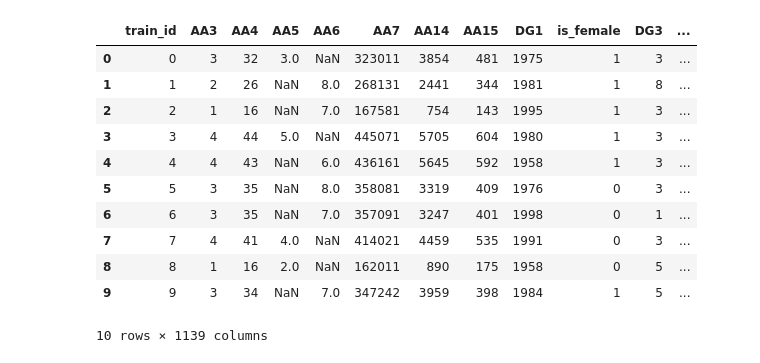
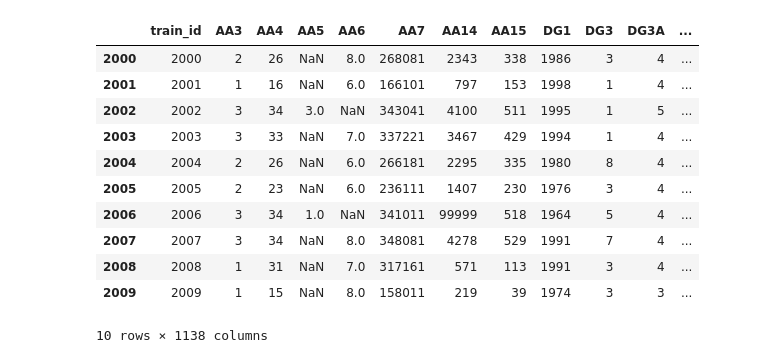
Before and after one commit to pruksmhc/WIDSdatathon, a Jupyter notebook: WIDS_datathon_challenge.ipynb, the cells around one changed output. Drawn from its saved outputs; the diff is of its cells as text; code cells hidden in the pictures.

```diff
--- a/WIDS_datathon_challenge.ipynb
+++ b/WIDS_datathon_challenge.ipynb
@@ -37,29 +37,33 @@ from sklearn import decomposition
 # %%
 cols_to_remove = []
 
 for col in train_data.columns:
     try:
         _ = train_data[col].astype(float)
     except ValueError:
         cols_to_remove.append(col)
         pass
 
 # keep only the columns in df that do not contain string
 train_data_new = train_data[[col for col in train_data.columns if col not in cols_to_remove]]
+label_Y = train_data_new['is_female']
+train_data_new = train_data_new.drop(['is_female'], axis=1)
+data_test = train_data_new[:2000]
+train_data_new = train_data_new[2000:]
 train_data_new[:10]
 # %% [output]
-|  | train_id | AA3 | AA4 | AA5 | AA6 | AA7 | AA14 | AA15 | DG1 | is_female | DG3 | ... |
-| 0 | 0 | 3 | 32 | 3.0 | NaN | 323011 | 3854 | 481 | 1975 | 1 | 3 | ... |
-| 1 | 1 | 2 | 26 | NaN | 8.0 | 268131 | 2441 | 344 | 1981 | 1 | 8 | ... |
-| 2 | 2 | 1 | 16 | NaN | 7.0 | 167581 | 754 | 143 | 1995 | 1 | 3 | ... |
-| 3 | 3 | 4 | 44 | 5.0 | NaN | 445071 | 5705 | 604 | 1980 | 1 | 3 | ... |
-| 4 | 4 | 4 | 43 | NaN | 6.0 | 436161 | 5645 | 592 | 1958 | 1 | 3 | ... |
-| 5 | 5 | 3 | 35 | NaN | 8.0 | 358081 | 3319 | 409 | 1976 | 0 | 3 | ... |
-| 6 | 6 | 3 | 35 | NaN | 7.0 | 357091 | 3247 | 401 | 1998 | 0 | 1 | ... |
-| 7 | 7 | 4 | 41 | 4.0 | NaN | 414021 | 4459 | 535 | 1991 | 0 | 3 | ... |
-| 8 | 8 | 1 | 16 | 2.0 | NaN | 162011 | 890 | 175 | 1958 | 0 | 5 | ... |
-| 9 | 9 | 3 | 34 | NaN | 7.0 | 347242 | 3959 | 398 | 1984 | 1 | 5 | ... |
+|  | train_id | AA3 | AA4 | AA5 | AA6 | AA7 | AA14 | AA15 | DG1 | DG3 | DG3A | ... |
+| 2000 | 2000 | 2 | 26 | NaN | 8.0 | 268081 | 2343 | 338 | 1986 | 3 | 4 | ... |
+| 2001 | 2001 | 1 | 16 | NaN | 6.0 | 166101 | 797 | 153 | 1998 | 1 | 4 | ... |
+| 2002 | 2002 | 3 | 34 | 3.0 | NaN | 343041 | 4100 | 511 | 1995 | 1 | 5 | ... |
+| 2003 | 2003 | 3 | 33 | NaN | 7.0 | 337221 | 3467 | 429 | 1994 | 1 | 4 | ... |
+| 2004 | 2004 | 2 | 26 | NaN | 6.0 | 266181 | 2295 | 335 | 1980 | 8 | 4 | ... |
+| 2005 | 2005 | 2 | 23 | NaN | 6.0 | 236111 | 1407 | 230 | 1976 | 3 | 4 | ... |
+| 2006 | 2006 | 3 | 34 | 1.0 | NaN | 341011 | 99999 | 518 | 1964 | 5 | 4 | ... |
+| 2007 | 2007 | 3 | 34 | NaN | 8.0 | 348081 | 4278 | 529 | 1991 | 7 | 4 | ... |
+| 2008 | 2008 | 1 | 31 | NaN | 7.0 | 317161 | 571 | 113 | 1991 | 3 | 4 | ... |
+| 2009 | 2009 | 1 | 15 | NaN | 8.0 | 158011 | 219 | 39 | 1974 | 3 | 3 | ... |
-10 rows × 1139 columns
+10 rows × 1138 columns
 # %%
 from sklearn.preprocessing import Imputer
 imp = Imputer(missing_values='NaN', strategy='mean', axis=1)
```
Also changed, not shown: parts of 10 cells of this notebook.
